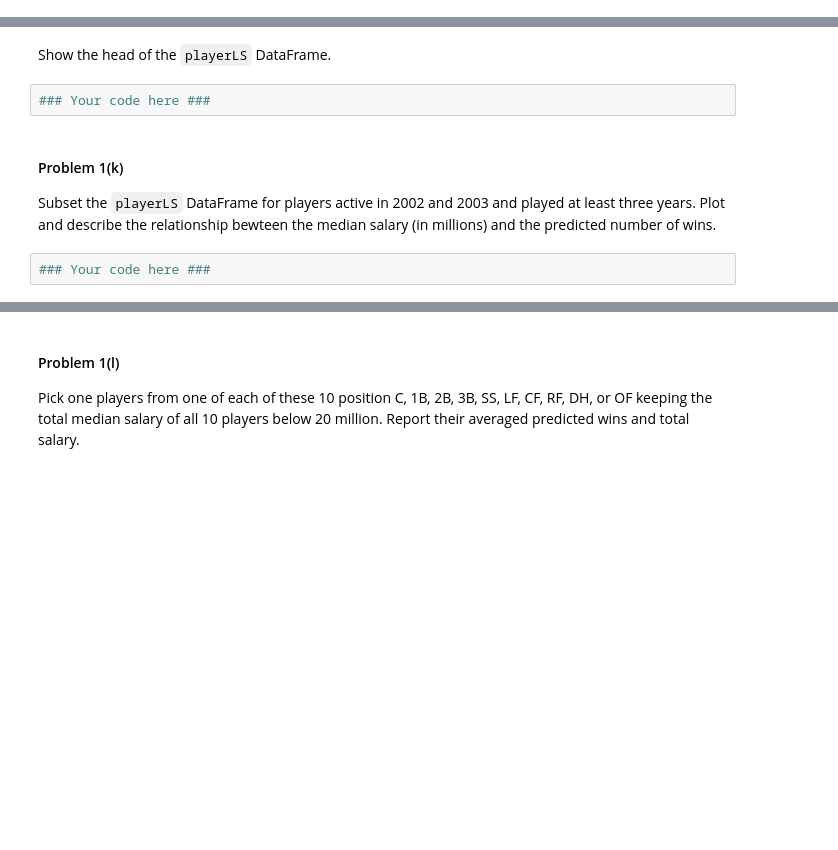
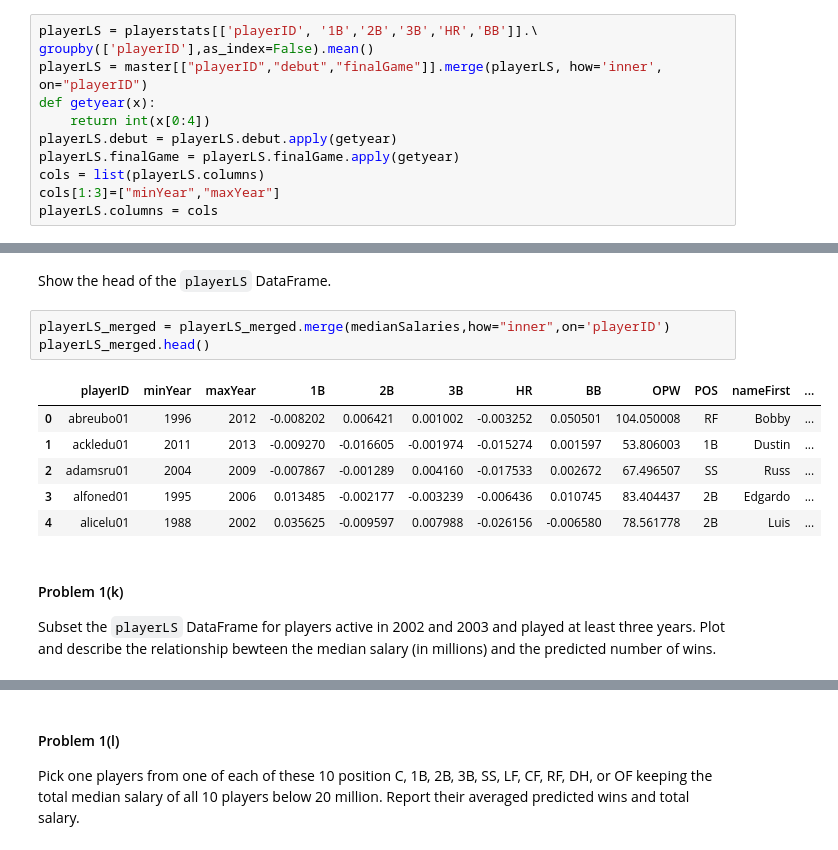
Before and after one commit to ShichengChen/cs109, a Jupyter notebook: 2014-master/homework/HW3.ipynb, the cells around one changed output, grey strips where cells are left out. Saved outputs shown, nothing was run; the diff lists cells and outputs as text; blank space fills up the shorter version.

```diff
--- a/2014-master/homework/HW3.ipynb
+++ b/2014-master/homework/HW3.ipynb
@@ -249,2 +290,13 @@ Using the `playerstats` DataFrame created in Problem 1(g), create a new DataFram
+# %%
+playerLS = playerstats[['playerID', '1B','2B','3B','HR','BB']].\
+groupby(['playerID'],as_index=False).mean()
+playerLS = master[["playerID","debut","finalGame"]].merge(playerLS, how='inner', on="playerID")
+def getyear(x):
+    return int(x[0:4])
+playerLS.debut = playerLS.debut.apply(getyear)
+playerLS.finalGame = playerLS.finalGame.apply(getyear)
+cols = list(playerLS.columns)
+cols[1:3]=["minYear","maxYear"]
+playerLS.columns = cols
 # %% [markdown]
 Show the head of the `playerLS` DataFrame.
@@ -265,10 +363,16 @@ Add four columns to the `playerLS` DataFrame that contains the player's position
 # %% [markdown]
 Show the head of the `playerLS` DataFrame.
-# %%
-### Your code here ###
+# %%
+playerLS_merged = playerLS_merged.merge(medianSalaries,how="inner",on='playerID')
+playerLS_merged.head()
+# %% [output]
+|  | playerID | minYear | maxYear | 1B | 2B | 3B | HR | BB | OPW | POS | nameFirst | ... |
+| 0 | abreubo01 | 1996 | 2012 | -0.008202 | 0.006421 | 0.001002 | -0.003252 | 0.050501 | 104.050008 | RF | Bobby | ... |
+| 1 | ackledu01 | 2011 | 2013 | -0.009270 | -0.016605 | -0.001974 | -0.015274 | 0.001597 | 53.806003 | 1B | Dustin | ... |
+| 2 | adamsru01 | 2004 | 2009 | -0.007867 | -0.001289 | 0.004160 | -0.017533 | 0.002672 | 67.496507 | SS | Russ | ... |
+| 3 | alfoned01 | 1995 | 2006 | 0.013485 | -0.002177 | -0.003239 | -0.006436 | 0.010745 | 83.404437 | 2B | Edgardo | ... |
+| 4 | alicelu01 | 1988 | 2002 | 0.035625 | -0.009597 | 0.007988 | -0.026156 | -0.006580 | 78.561778 | 2B | Luis | ... |
 # %% [markdown]
 #### Problem 1(k)
 
 Subset the `playerLS` DataFrame for players active in 2002 and 2003 and played at least three years. Plot and describe the relationship bewteen the median salary (in millions) and the predicted number of wins.
-# %%
-### Your code here ###
```
Also changed, not shown: parts of 23 cells of this notebook, 5 other files.
